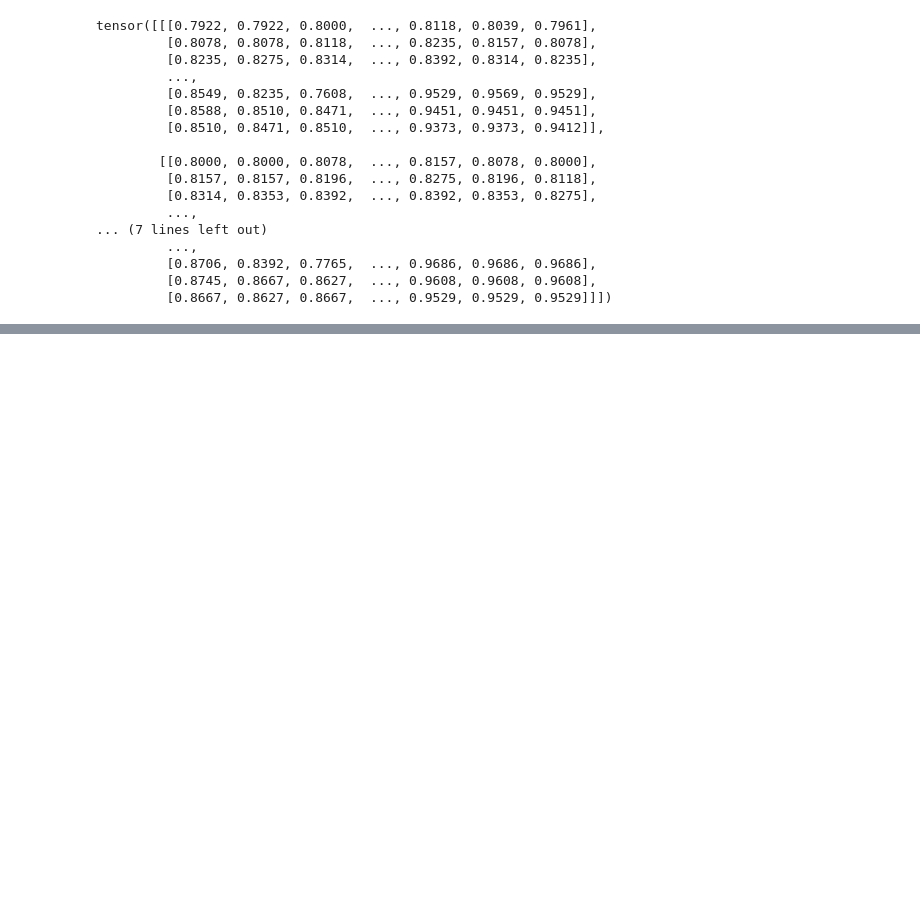
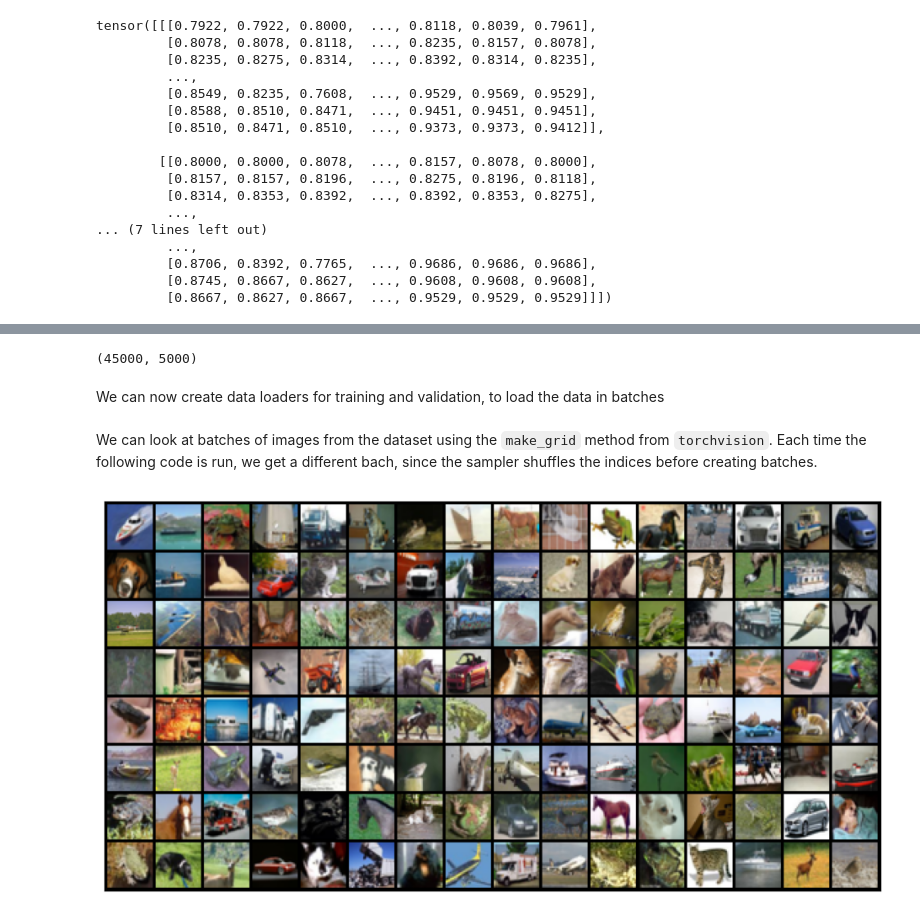
Before and after one commit to Asmit-Dhakal/pytorch_jovian, a Jupyter notebook: 05_cifar10_cnn.ipynb, the cells around one changed output, grey strips where cells are left out. Saved outputs shown, nothing was run; the diff lists cells and outputs as text; code cells hidden in the pictures; blank space fills up the shorter version.

```diff
--- a/05_cifar10_cnn.ipynb
+++ b/05_cifar10_cnn.ipynb
@@ -79,0 +124,31 @@ tensor([[[0.7922, 0.7922, 0.8000,  ..., 0.8118, 0.8039, 0.7961],
+# %%
+val_size = 5000
+train_size = len(dataset) - val_size
+train_ds, val_ds = random_split(dataset, [train_size, val_size])
+len(train_ds), len(val_ds)
+# %% [output]
+(45000, 5000)
+# %% [markdown]
+We can now create data loaders for training and validation, to load the data in batches
+# %%
+from torch.utils.data.dataloader import DataLoader
+
+batch_size=128
+# %%
+train_dl = DataLoader(train_ds, batch_size, shuffle=True, num_workers=4, pin_memory=True)
+val_dl = DataLoader(val_ds, batch_size*2, num_workers=4, pin_memory=True)
+# %% [markdown]
+We can look at batches of images from the dataset using the `make_grid` method from `torchvision`. Each time the following code is run, we get a different bach, since the sampler shuffles the indices before creating batches.
+# %%
+from torchvision.utils import make_grid
+
+def show_batch(dl):
+    for images, labels in dl:
+        fig, ax = plt.subplots(figsize=(12, 6))
+        ax.set_xticks([]); ax.set_yticks([])
+        ax.imshow(make_grid(images, nrow=16).permute(1, 2, 0))
+        break
+# %%
+show_batch(train_dl)
+# %% [output]
+[figure, added]
```
Also changed, not shown: parts of 16 cells of this notebook.
